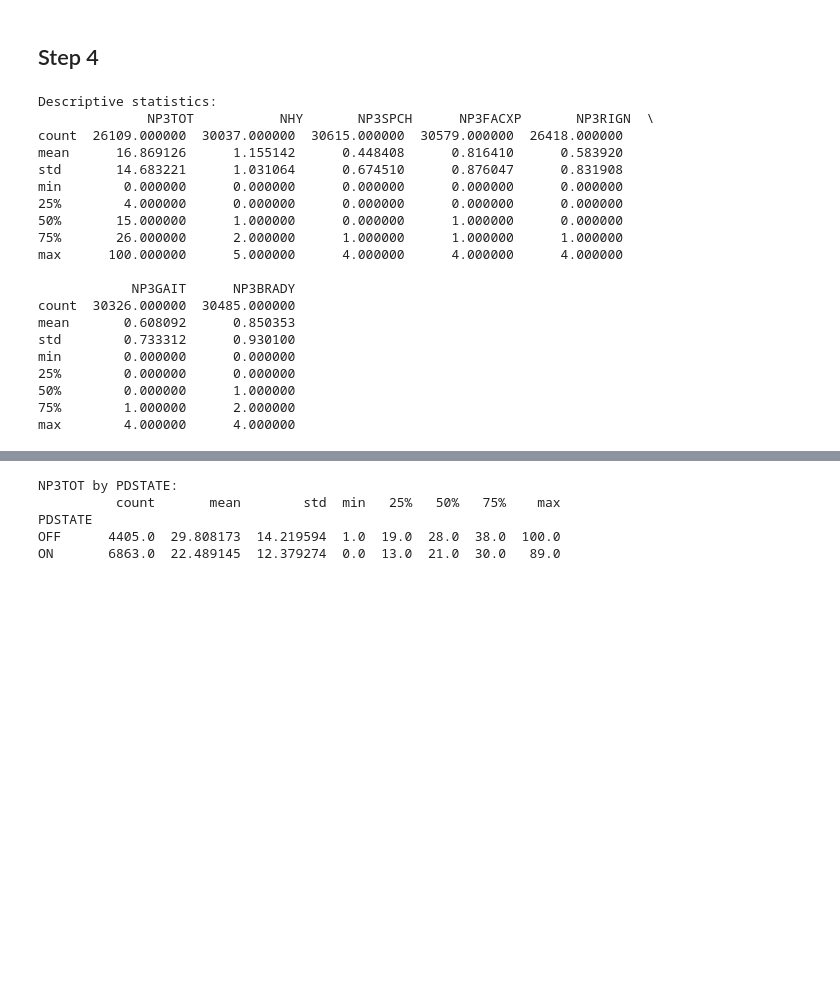
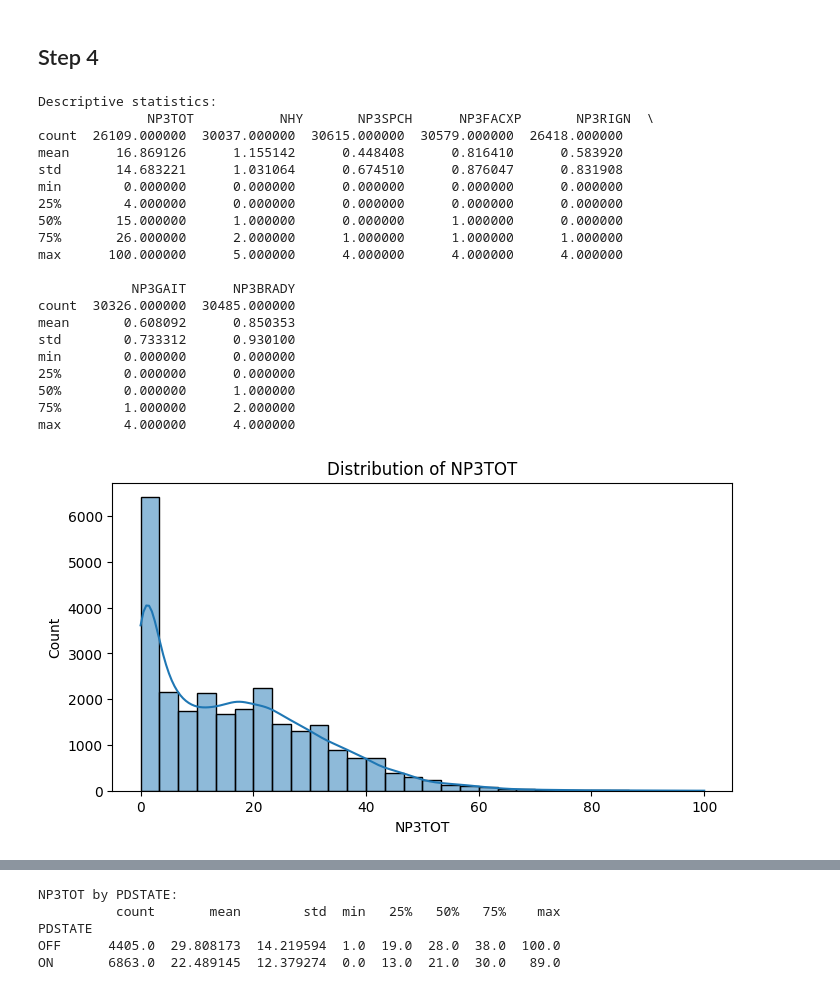
Before and after one commit to LarsHeijnennn/Thesis, a Jupyter notebook: Modelling/Motor-PPMI/in-progress/analysis_04-05.ipynb, the cells around one changed output, grey strips where cells are left out. Saved outputs shown, nothing was run; the diff lists cells and outputs as text; code cells hidden in the pictures; blank space fills up the shorter version.

```diff
--- a/Modelling/Motor-PPMI/in-progress/test.ipynb
+++ b/Modelling/Motor-PPMI/in-progress/analysis_04-05.ipynb
@@ -4,15 +4,22 @@
 import pandas as pd
 import numpy as np
 
-data = pd.read_csv('/Users/larsheijnen/Thesis/data/motor/MDS-UPDRS_Part_III_21Mar2025.csv')
+DATA_DIR = '/Users/larsheijnen/Thesis/data/motor/MDS-UPDRS_Part_III_21Mar2025.csv'
+
+data = pd.read_csv(DATA_DIR)
 # %% [markdown]
 ## Step 2
 # %%
 # Replace special code 101.0 with NaN in NP3 columns and NP3TOT/NHY
+MISSING_CODE = 101.0
+
 np3_cols = [col for col in data.columns if col.startswith('NP3')]
 for col in np3_cols + ['NP3TOT', 'NHY']:
     if col in data.columns:
-        data[col] = data[col].replace(101.0, np.nan)
+        data[col] = data[col].replace(MISSING_CODE, np.nan)
+
+missing_pct = data.isna().mean().sort_values(ascending=False)
+print(missing_pct.head(10))
 
 # Convert date columns to datetime where possible
 for col in ['INFODT', 'EXAMDT', 'ORIG_ENTRY', 'LAST_UPDATE']:
@@ -127,29 +148,45 @@ You have **5460 visit-patient combinations** with both ON and OFF assessments, w
 # %%
 import matplotlib.pyplot as plt
 import seaborn as sns
 
 # 1. Descriptive statistics for NP3TOT, NHY, and key NP3 items
 key_items = ['NP3TOT', 'NHY', 'NP3SPCH', 'NP3FACXP', 'NP3RIGN', 'NP3GAIT', 'NP3BRADY']
 desc = data[key_items].describe()
 print("Descriptive statistics:\n", desc)
+
+# Plot: Distribution of NP3TOT
+plt.figure(figsize=(8, 4))
+sns.histplot(data['NP3TOT'].dropna(), bins=30, kde=True)
+plt.title('Distribution of NP3TOT')
+plt.xlabel('NP3TOT')
+plt.ylabel('Count')
+plt.show()
+
+# Plot: Correlation heatmap for key NP3 items
+corr_matrix = data[key_items].corr()
+plt.figure(figsize=(7, 5))
+sns.heatmap(corr_matrix, annot=True, cmap='coolwarm', vmin=-1, vmax=1)
+plt.title('Correlation Matrix: Key NP3 Items')
+plt.show()
 # %% [output]
 Descriptive statistics:
               NP3TOT           NHY       NP3SPCH      NP3FACXP       NP3RIGN  \
 count  26109.000000  30037.000000  30615.000000  30579.000000  26418.000000
 mean      16.869126      1.155142      0.448408      0.816410      0.583920
 std       14.683221      1.031064      0.674510      0.876047      0.831908
 min        0.000000      0.000000      0.000000      0.000000      0.000000
 25%        4.000000      0.000000      0.000000      0.000000      0.000000
 50%       15.000000      1.000000      0.000000      1.000000      0.000000
 75%       26.000000      2.000000      1.000000      1.000000      1.000000
 max      100.000000      5.000000      4.000000      4.000000      4.000000
 
             NP3GAIT      NP3BRADY
 count  30326.000000  30485.000000
 mean       0.608092      0.850353
 std        0.733312      0.930100
 min        0.000000      0.000000
 25%        0.000000      0.000000
 50%        0.000000      1.000000
 75%        1.000000      2.000000
 max        4.000000      4.000000
+[figure, added]
```
Also changed, not shown: parts of 7 cells of this notebook, 2 other files.
